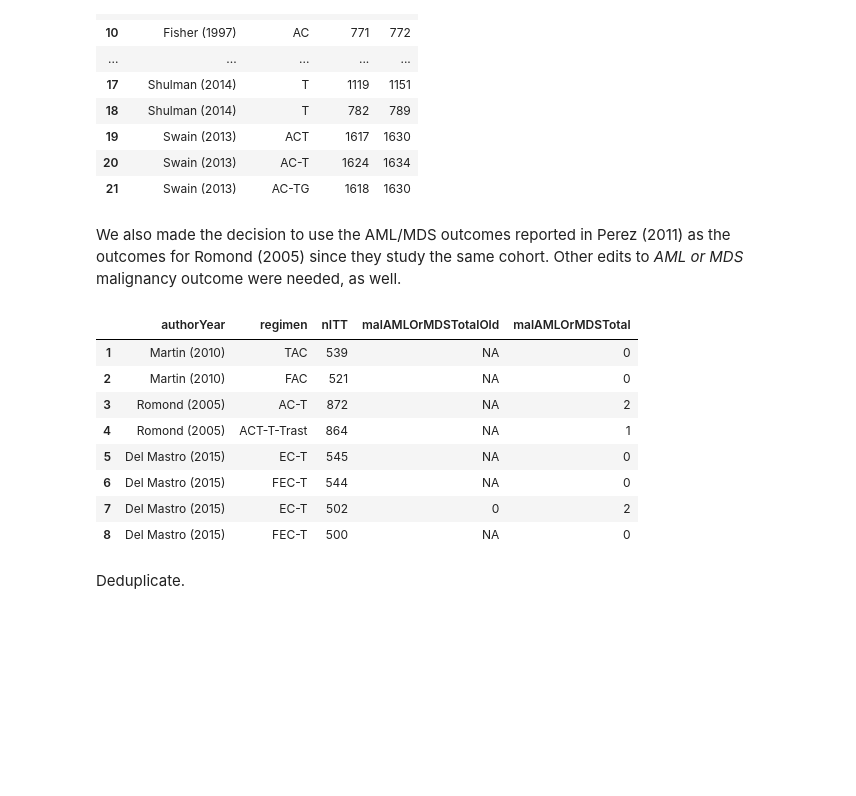
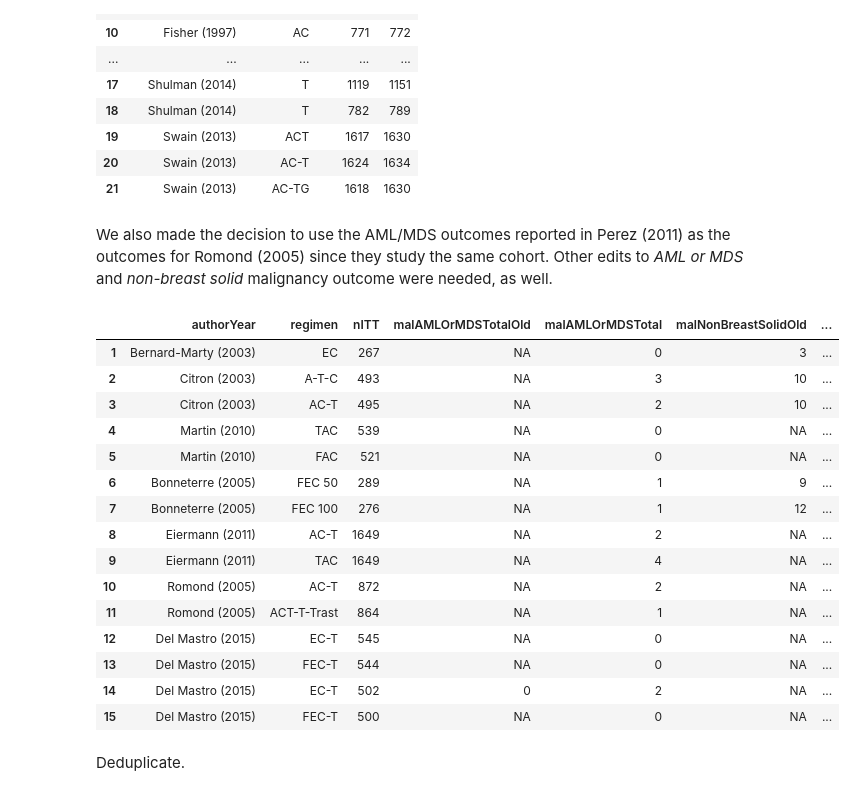
Before and after one commit to benjamin-chan/SecMalAfterBreastCaACT, a Jupyter notebook: metaregSecMal.ipynb, the cells around one changed output. Cells and saved outputs as stored; diff of their text form; code cells hidden in the pictures; blank space fills up the shorter version.

```diff
--- a/metaregSecMal.ipynb
+++ b/metaregSecMal.ipynb
@@ -210,6 +210,7 @@ D <- D[authorYear == "Bergh (2000)" & regimen == "FEC\nTailored", anthracyclineT
 D <- D[authorYear == "Henderson (2003)", anthracyclineTotalDose := 75]
 D <- D[authorYear == "Colleoni (2009)" & regimen == "AC-CMF", anthracyclineTotalDose := 75]
 D <- D[, cyclophosphamideDose := as.numeric(cyclophosphamideDose)]
+D <- D[authorYear == "Colleoni (2009)" & regimen == "EC", cyclophosphamideDose := 600]
 D <- D[authorYear == "Bergh (2000)" & regimen == "FEC\nTailored", cyclophosphamideDose := 900]
 D <- D[authorYear == "Henderson (2003)", anthracyclineTotalDose := 75]
 D <- D[, taxaneCourses := as.numeric(taxaneCourses)]
@@ -316,32 +317,60 @@ D <- D[, `:=` (nITTOld = NULL, isFixed = NULL)]
 | 20 | Swain (2013) | AC-T | 1624 | 1634 |
 | 21 | Swain (2013) | AC-TG | 1618 | 1630 |
 # %% [markdown]
-We also made the decision to use the AML/MDS outcomes reported in Perez (2011) as the outcomes for Romond (2005) since they study the same cohort. Other edits to *AML or MDS* malignancy outcome were needed, as well.
+We also made the decision to use the AML/MDS outcomes reported in Perez (2011) as the outcomes for Romond (2005) since they study the same cohort. Other edits to *AML or MDS* and *non-breast solid* malignancy outcome were needed, as well.
 # %%
 D <- D[authorYear == "Martin (2010)" & regimen == "TAC",
       `:=` (malAMLOrMDSTotalOld = malAMLOrMDSTotal, malAMLOrMDSTotal = 0, isFixed = TRUE)]
 D <- D[authorYear == "Martin (2010)" & regimen == "FAC",
       `:=` (malAMLOrMDSTotalOld = malAMLOrMDSTotal, malAMLOrMDSTotal = 0, isFixed = TRUE)]
 D <- D[authorYear == "Romond (2005)" & regimen == "AC-T",
       `:=` (malAMLOrMDSTotalOld = malAMLOrMDSTotal, malAMLOrMDSTotal = 2, isFixed = TRUE)]
 D <- D[authorYear == "Romond (2005)" & regimen == "ACT-T-Trast",
       `:=` (malAMLOrMDSTotalOld = malAMLOrMDSTotal, malAMLOrMDSTotal = 1, isFixed = TRUE)]
 D <- D[authorYear == "Del Mastro (2015)",
       `:=` (malAMLOrMDSTotalOld = malAMLOrMDSTotal, malAMLOrMDSTotal = 0, isFixed = TRUE)]
 D <- D[authorYear == "Del Mastro (2015)" & regimen == "EC-T" & nITT == 502,
       `:=` (malAMLOrMDSTotalOld = malAMLOrMDSTotal, malAMLOrMDSTotal = 2, isFixed = TRUE)]
-D[isFixed == TRUE, .(authorYear, regimen, nITT, malAMLOrMDSTotalOld, malAMLOrMDSTotal)]
-D <- D[, `:=` (malAMLOrMDSTotalOld = NULL, isFixed = NULL)]
+
+D <- D[authorYear == "Bernard-Marty (2003)" & regimen == "EC" & nITT == 267,
+      `:=` (malNonBreastSolidOld = malNonBreastSolid, malNonBreastSolid = 4, isFixed = TRUE)]
+D <- D[authorYear == "Bonneterre (2005)" & regimen == "FEC 50",
+      `:=` (malNonBreastSolidOld = malNonBreastSolid, malNonBreastSolid = 11, isFixed = TRUE)]
+D <- D[authorYear == "Bonneterre (2005)" & regimen == "FEC 100",
+      `:=` (malNonBreastSolidOld = malNonBreastSolid, malNonBreastSolid = 15, isFixed = TRUE)]
+D <- D[authorYear == "Citron (2003)" & regimen == "A-T-C" & nITT == 493,
+      `:=` (malNonBreastSolidOld = malNonBreastSolid, malNonBreastSolid = 11, isFixed = TRUE)]
+D <- D[authorYear == "Citron (2003)" & regimen == "AC-T" & nITT == 495,
+      `:=` (malNonBreastSolidOld = malNonBreastSolid, malNonBreastSolid = 11, isFixed = TRUE)]
+D <- D[authorYear == "Eiermann (2011)" & regimen == "AC-T",
+      `:=` (malNonBreastSolidOld = malNonBreastSolid, malNonBreastSolid = 34, isFixed = TRUE)]
+D <- D[authorYear == "Eiermann (2011)" & regimen == "TAC",
+      `:=` (malNonBreastSolidOld = malNonBreastSolid, malNonBreastSolid = 31, isFixed = TRUE)]
+D <- D[authorYear == "Romond (2005)" & regimen == "AC-T",
+      `:=` (malNonBreastSolidOld = malNonBreastSolid, malNonBreastSolid = 13, isFixed = TRUE)]
+D <- D[authorYear == "Romond (2005)" & regimen == "ACT-T-Trast",
+      `:=` (malNonBreastSolidOld = malNonBreastSolid, malNonBreastSolid = 4, isFixed = TRUE)]
+
+D[isFixed == TRUE,
+  .(authorYear, regimen, nITT, malAMLOrMDSTotalOld, malAMLOrMDSTotal, malNonBreastSolidOld, malNonBreastSolid)]
+D <- D[, `:=` (malAMLOrMDSTotalOld = NULL, malNonBreastSolidOld = NULL, isFixed = NULL)]
 # %% [output]
-|  | authorYear | regimen | nITT | malAMLOrMDSTotalOld | malAMLOrMDSTotal |
-| 1 | Martin (2010) | TAC | 539 | NA | 0 |
-| 2 | Martin (2010) | FAC | 521 | NA | 0 |
-| 3 | Romond (2005) | AC-T | 872 | NA | 2 |
-| 4 | Romond (2005) | ACT-T-Trast | 864 | NA | 1 |
-| 5 | Del Mastro (2015) | EC-T | 545 | NA | 0 |
-| 6 | Del Mastro (2015) | FEC-T | 544 | NA | 0 |
-| 7 | Del Mastro (2015) | EC-T | 502 | 0 | 2 |
-| 8 | Del Mastro (2015) | FEC-T | 500 | NA | 0 |
+|  | authorYear | regimen | nITT | malAMLOrMDSTotalOld | malAMLOrMDSTotal | malNonBreastSolidOld | ... |
+| 1 | Bernard-Marty (2003) | EC | 267 | NA | 0 | 3 | ... |
+| 2 | Citron (2003) | A-T-C | 493 | NA | 3 | 10 | ... |
+| 3 | Citron (2003) | AC-T | 495 | NA | 2 | 10 | ... |
+| 4 | Martin (2010) | TAC | 539 | NA | 0 | NA | ... |
+| 5 | Martin (2010) | FAC | 521 | NA | 0 | NA | ... |
+| 6 | Bonneterre (2005) | FEC 50 | 289 | NA | 1 | 9 | ... |
+| 7 | Bonneterre (2005) | FEC 100 | 276 | NA | 1 | 12 | ... |
+| 8 | Eiermann (2011) | AC-T | 1649 | NA | 2 | NA | ... |
+| 9 | Eiermann (2011) | TAC | 1649 | NA | 4 | NA | ... |
+| 10 | Romond (2005) | AC-T | 872 | NA | 2 | NA | ... |
+| 11 | Romond (2005) | ACT-T-Trast | 864 | NA | 1 | NA | ... |
+| 12 | Del Mastro (2015) | EC-T | 545 | NA | 0 | NA | ... |
+| 13 | Del Mastro (2015) | FEC-T | 544 | NA | 0 | NA | ... |
+| 14 | Del Mastro (2015) | EC-T | 502 | 0 | 2 | NA | ... |
+| 15 | Del Mastro (2015) | FEC-T | 500 | NA | 0 | NA | ... |
 # %% [markdown]
 Deduplicate.
 # %%
```
Also changed, not shown: parts of 13 cells of this notebook, 12 other files.
